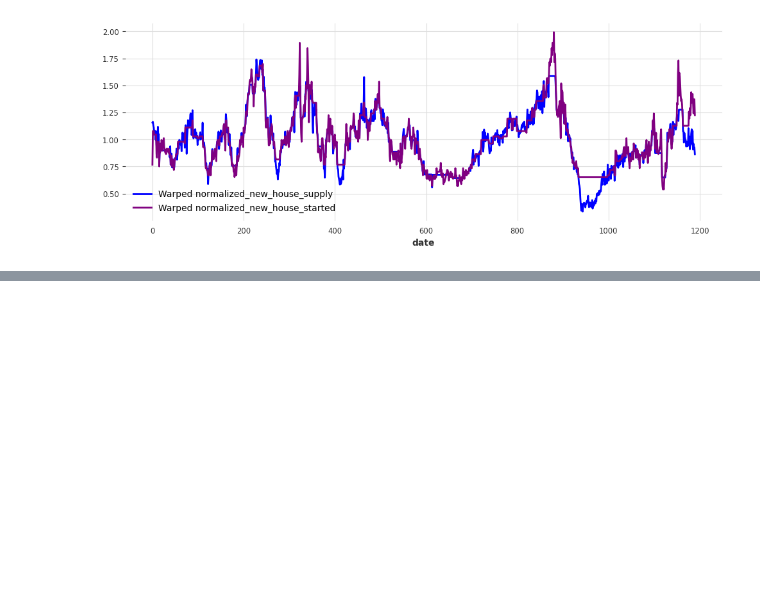
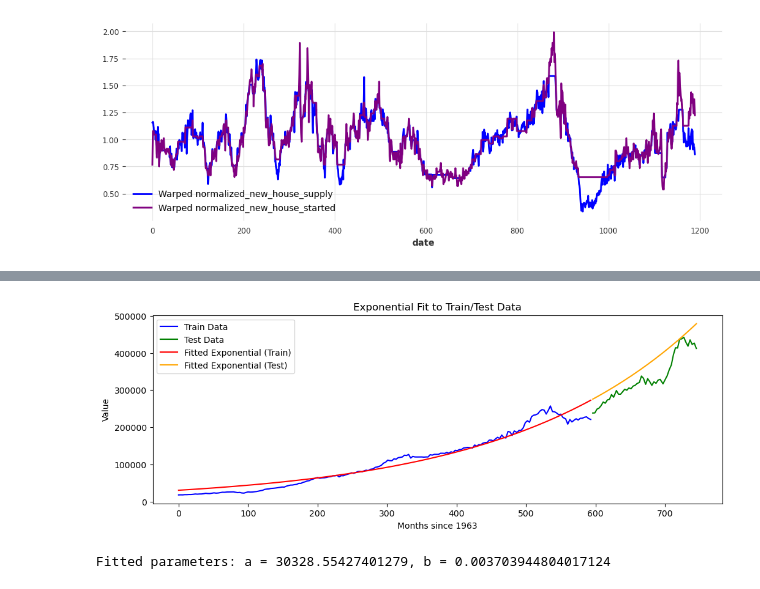
Before and after one commit to Jordanbarker/housing-analysis, a Jupyter notebook: modeling.ipynb, the cells around one changed output, grey strips where cells are left out. Cells and saved outputs as stored; diff of their text form; code cells hidden in the pictures; blank space fills up the shorter version.

Commit message:
Fit exp func to housing

```diff
--- a/modeling.ipynb
+++ b/modeling.ipynb
@@ -126,0 +144,29 @@ warped_ts_shape.plot(label="Warped normalized_new_house_started", color='purple'
+# %%
+median_house_price['months'] = (median_house_price['date'] - median_house_price['date'].min()).dt.days // 30
+
+X_train, X_test, y_train, y_test = train_test_split(median_house_price['months'], median_house_price['value'], test_size=0.2, random_state=42, shuffle=False)
+
+# Define the exponential function y = a * exp(b * x)
+def exponential_func(x, a, b):
+    return a * np.exp(b * np.array(x))
+
+# Fit the exponential curve on training data
+popt, pcov = curve_fit(exponential_func, X_train, y_train, p0=(1, 0.01))  # Initial guess for a, b
+print(f"Fitted parameters: a = {popt[0]}, b = {popt[1]}")
+
+# Predict on training and test data
+y_train_pred = exponential_func(X_train, *popt)
+y_test_pred = exponential_func(X_test, *popt)
+
+plt.plot(X_train, y_train, label='Train Data', color='blue')
+plt.plot(X_test, y_test, label='Test Data', color='green')
+plt.plot(sorted(X_train), exponential_func(sorted(X_train), *popt), label='Fitted Exponential (Train)', color='red')
+plt.plot(sorted(X_test), exponential_func(sorted(X_test), *popt), label='Fitted Exponential (Test)', color='orange')
+plt.xlabel(f'Months since {median_house_price["date"].min().year}')
+plt.ylabel('Value')
+plt.title('Exponential Fit to Train/Test Data')
+plt.legend()
+plt.show()
+# %% [output]
+[figure, added]
+Fitted parameters: a = 30328.55427401279, b = 0.003703944804017124
```
Also changed, not shown: parts of 6 cells of this notebook.
